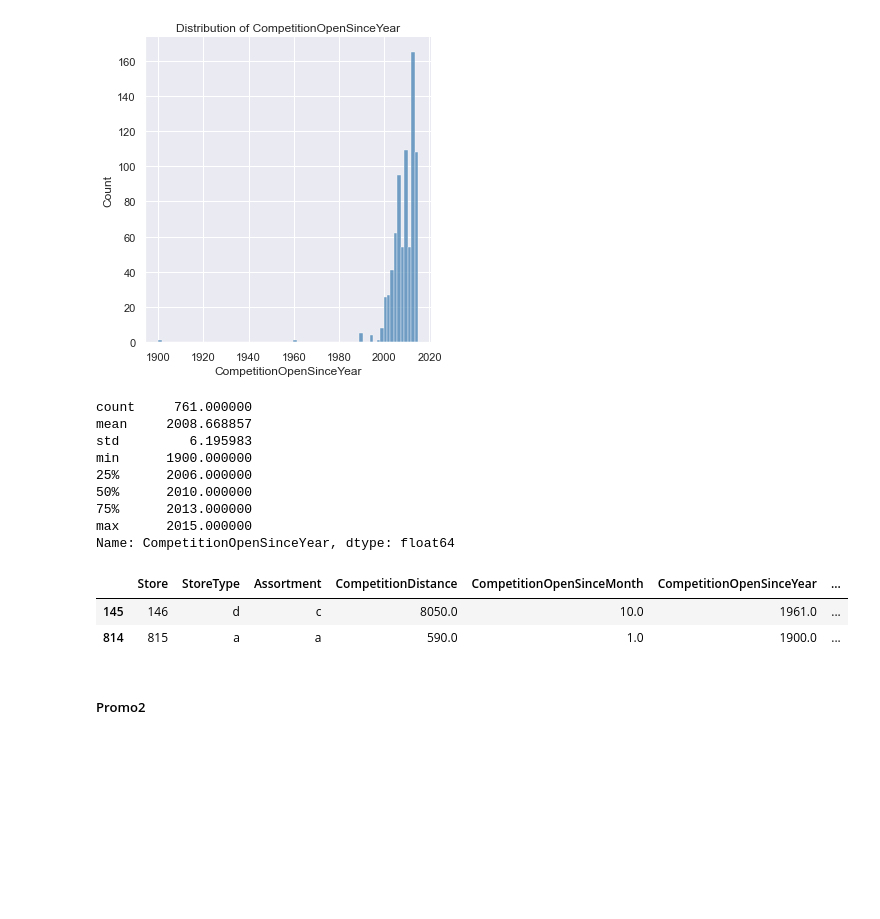
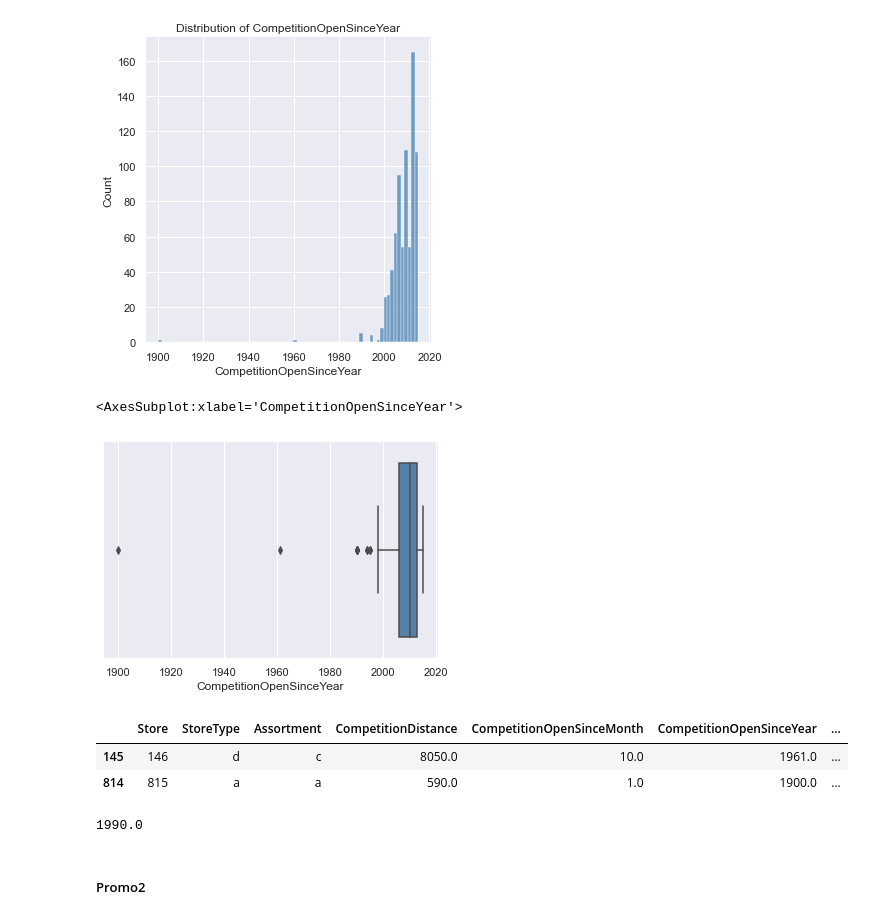
Before and after one commit to CYCCCCC/store_sales_prediction, a Jupyter notebook: store_sales.ipynb, the cells around one changed output. Saved outputs shown, nothing was run; the diff lists cells and outputs as text; code cells hidden in the pictures; blank space fills up the shorter version.

```diff
--- a/store_sales.ipynb
+++ b/store_sales.ipynb
@@ -138,24 +174,21 @@ plt.ylabel('Count')
 # %% [output]
 Text(3.799999999999997, 0.5, 'Count')
 [figure]
-# %%
-store['CompetitionOpenSinceYear'].describe()
-# %% [output]
-count     761.000000
-mean     2008.668857
-std         6.195983
-min      1900.000000
-25%      2006.000000
-50%      2010.000000
-75%      2013.000000
-max      2015.000000
-Name: CompetitionOpenSinceYear, dtype: float64
+# %%
+sns.boxplot(x=store['CompetitionOpenSinceYear'], color='steelblue')
+# %% [output]
+<AxesSubplot:xlabel='CompetitionOpenSinceYear'>
+[figure, added]
 # %%
 store[store['CompetitionOpenSinceYear']<1970]
 # %% [output]
 |  | Store | StoreType | Assortment | CompetitionDistance | CompetitionOpenSinceMonth | CompetitionOpenSinceYear | ... |
 | 145 | 146 | d | c | 8050.0 | 10.0 | 1961.0 | ... |
 | 814 | 815 | a | a | 590.0 | 1.0 | 1900.0 | ... |
+# %%
+store[store['CompetitionOpenSinceYear']>1980]['CompetitionOpenSinceYear'].min()
+# %% [output]
+1990.0
 # %% [markdown]
 ##### Promo2
 # %%
```
Also changed, not shown: parts of 22 cells of this notebook.
